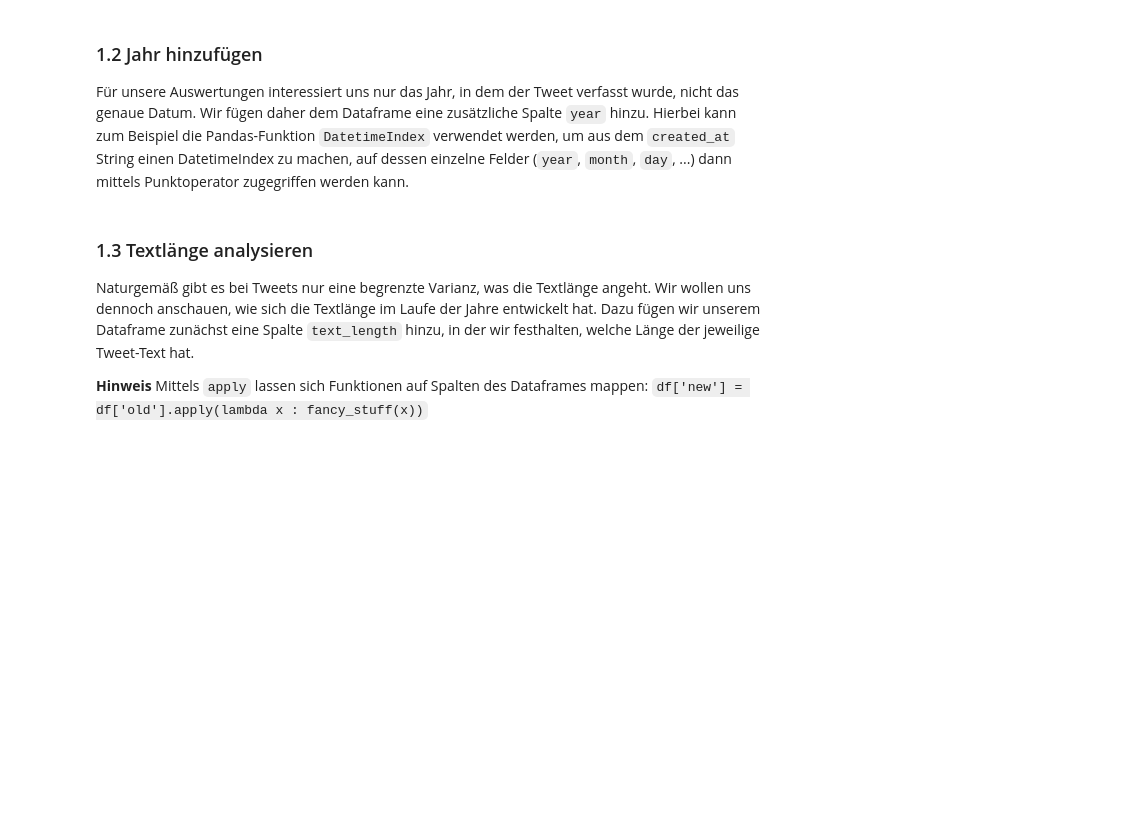
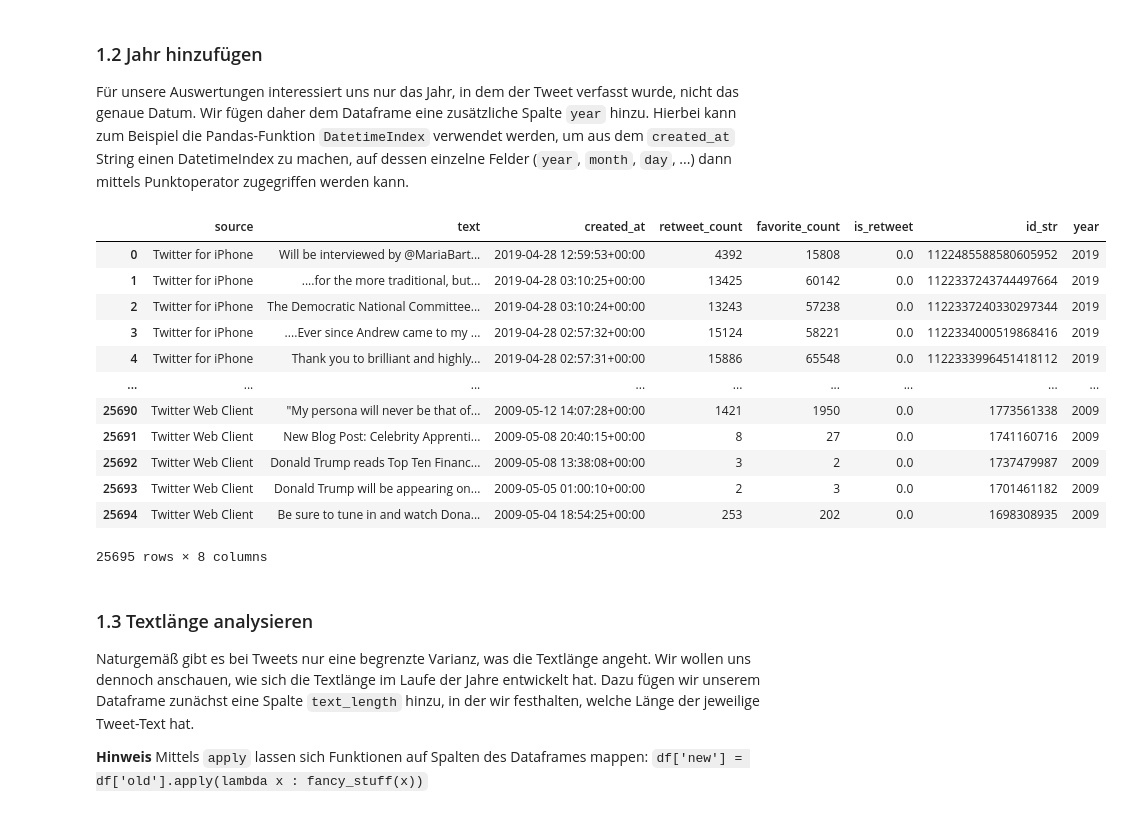
Before and after one commit to Nut/ailab, a Jupyter notebook: nlp/text_generation/text_generation_empty.ipynb, the cells around one changed output. Cells and saved outputs as stored; diff of their text form; code cells hidden in the pictures; blank space fills up the shorter version.

```diff
--- a/nlp/text_generation/text_generation_empty.ipynb
+++ b/nlp/text_generation/text_generation_empty.ipynb
@@ -26,3 +45,20 @@ tweets
+# %%
+tweets['year'] = tweets.apply(lambda row: pd.to_datetime(row['created_at']).year, axis=1)
+tweets
+# %% [output]
+|  | source | text | created_at | retweet_count | favorite_count | is_retweet | id_str | year |
+| 0 | Twitter for iPhone | Will be interviewed by @MariaBart... | 2019-04-28 12:59:53+00:00 | 4392 | 15808 | 0.0 | 1122485588580605952 | 2019 |
+| 1 | Twitter for iPhone | ....for the more traditional, but... | 2019-04-28 03:10:25+00:00 | 13425 | 60142 | 0.0 | 1122337243744497664 | 2019 |
+| 2 | Twitter for iPhone | The Democratic National Committee... | 2019-04-28 03:10:24+00:00 | 13243 | 57238 | 0.0 | 1122337240330297344 | 2019 |
+| 3 | Twitter for iPhone | ....Ever since Andrew came to my ... | 2019-04-28 02:57:32+00:00 | 15124 | 58221 | 0.0 | 1122334000519868416 | 2019 |
+| 4 | Twitter for iPhone | Thank you to brilliant and highly... | 2019-04-28 02:57:31+00:00 | 15886 | 65548 | 0.0 | 1122333996451418112 | 2019 |
+| ... | ... | ... | ... | ... | ... | ... | ... | ... |
+| 25690 | Twitter Web Client | "My persona will never be that of... | 2009-05-12 14:07:28+00:00 | 1421 | 1950 | 0.0 | 1773561338 | 2009 |
+| 25691 | Twitter Web Client | New Blog Post: Celebrity Apprenti... | 2009-05-08 20:40:15+00:00 | 8 | 27 | 0.0 | 1741160716 | 2009 |
+| 25692 | Twitter Web Client | Donald Trump reads Top Ten Financ... | 2009-05-08 13:38:08+00:00 | 3 | 2 | 0.0 | 1737479987 | 2009 |
+| 25693 | Twitter Web Client | Donald Trump will be appearing on... | 2009-05-05 01:00:10+00:00 | 2 | 3 | 0.0 | 1701461182 | 2009 |
+| 25694 | Twitter Web Client | Be sure to tune in and watch Dona... | 2009-05-04 18:54:25+00:00 | 253 | 202 | 0.0 | 1698308935 | 2009 |
+25695 rows × 8 columns
 # %% [markdown]
 ### 1.3 Textlänge analysieren
 Naturgemäß gibt es bei Tweets nur eine begrenzte Varianz, was die Textlänge angeht. Wir wollen uns dennoch anschauen, wie sich die Textlänge im Laufe der Jahre entwickelt hat.
```
Also changed, not shown: parts of 24 cells of this notebook, 3 other files.
